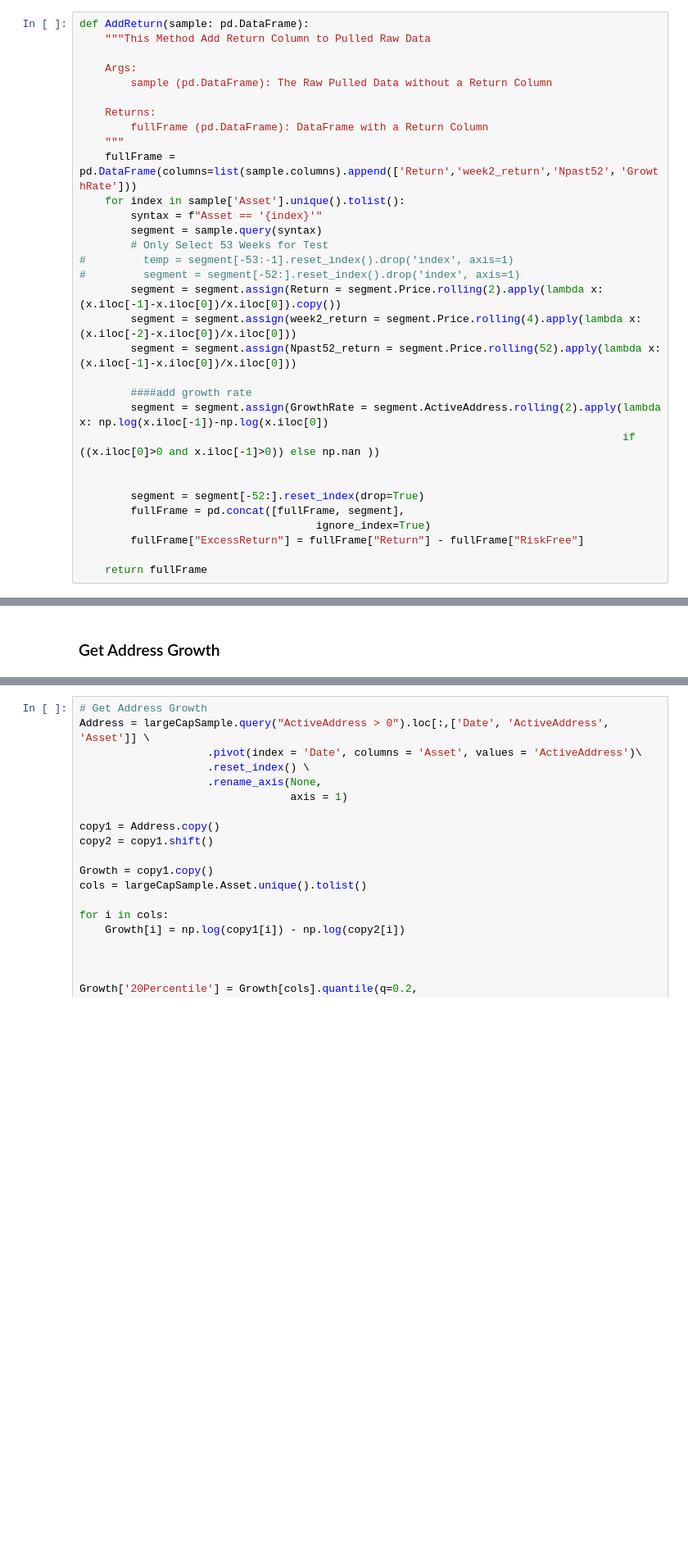
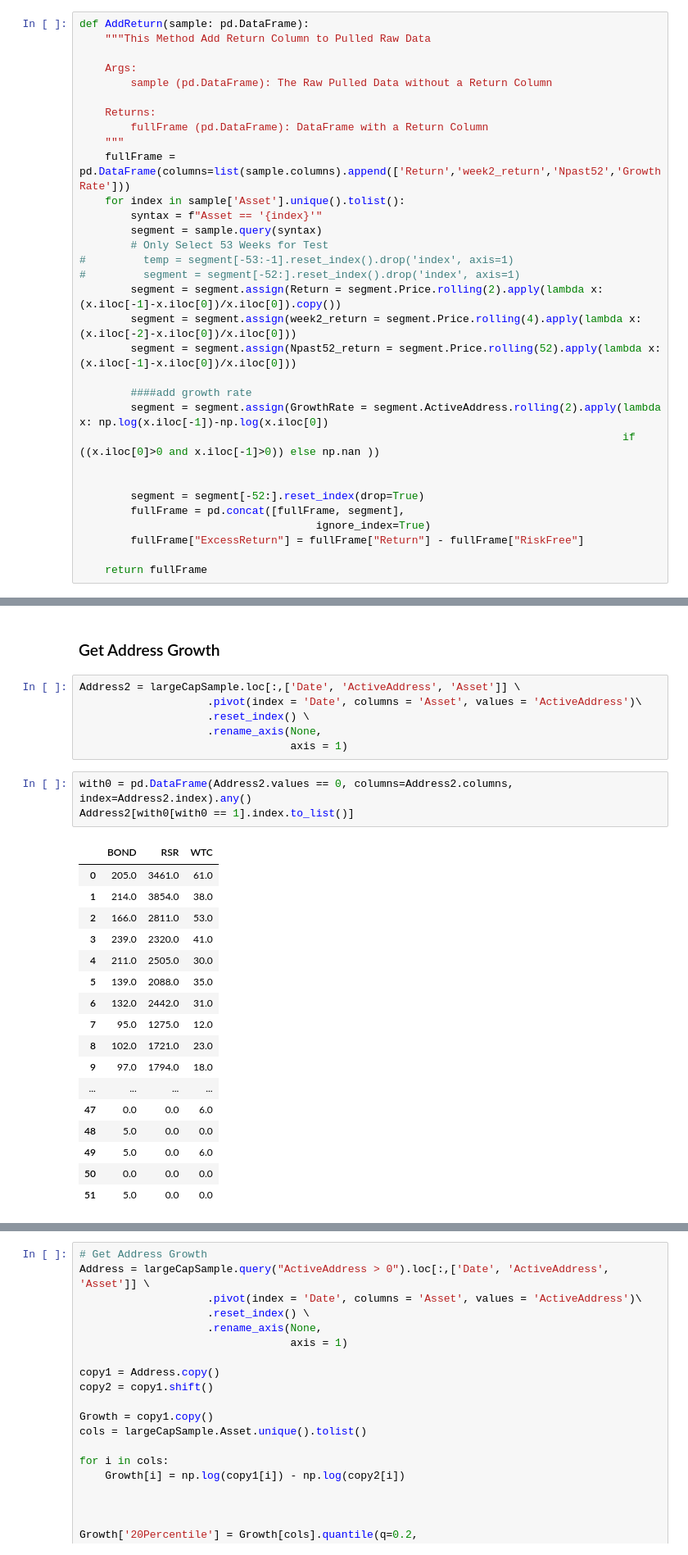
Before and after one commit to PracticumCrypto/C5-Analyzer, a Jupyter notebook: ALL.ipynb, the cells around one changed output, grey strips where cells are left out. Shown at 82% size. Drawn from its saved outputs; the diff is of its cells as text; blank space fills up the shorter version.

```diff
--- a/ALL.ipynb
+++ b/ALL.ipynb
@@ -208,7 +204,7 @@ def AddReturn(sample: pd.DataFrame):
     Returns:
         fullFrame (pd.DataFrame): DataFrame with a Return Column
     """
-    fullFrame = pd.DataFrame(columns=list(sample.columns).append(['Return','week2_return','Npast52'，'GrowthRate']))
+    fullFrame = pd.DataFrame(columns=list(sample.columns).append(['Return','week2_return','Npast52','GrowthRate']))
     for index in sample['Asset'].unique().tolist():
         syntax = f"Asset == '{index}'"
         segment = sample.query(syntax)
@@ -716,3 +688,30 @@ Text(0, 0.5, 'Cumulative Return')
 ## 6. NET Factor (Zachary)
 # %% [markdown]
 ### Get Address Growth
+# %%
+Address2 = largeCapSample.loc[:,['Date', 'ActiveAddress', 'Asset']] \
+                    .pivot(index = 'Date', columns = 'Asset', values = 'ActiveAddress')\
+                    .reset_index() \
+                    .rename_axis(None,
+                                 axis = 1)
+# %%
+with0 = pd.DataFrame(Address2.values == 0, columns=Address2.columns, index=Address2.index).any()
+Address2[with0[with0 == 1].index.to_list()]
+# %% [output]
+|  | BOND | RSR | WTC |
+| 0 | 205.0 | 3461.0 | 61.0 |
+| 1 | 214.0 | 3854.0 | 38.0 |
+| 2 | 166.0 | 2811.0 | 53.0 |
+| 3 | 239.0 | 2320.0 | 41.0 |
+| 4 | 211.0 | 2505.0 | 30.0 |
+| 5 | 139.0 | 2088.0 | 35.0 |
+| 6 | 132.0 | 2442.0 | 31.0 |
+| 7 | 95.0 | 1275.0 | 12.0 |
+| 8 | 102.0 | 1721.0 | 23.0 |
+| 9 | 97.0 | 1794.0 | 18.0 |
+| ... | ... | ... | ... |
+| 47 | 0.0 | 0.0 | 6.0 |
+| 48 | 5.0 | 0.0 | 0.0 |
+| 49 | 5.0 | 0.0 | 6.0 |
+| 50 | 0.0 | 0.0 | 0.0 |
+| 51 | 5.0 | 0.0 | 0.0 |
```
Also changed, not shown: parts of 16 cells of this notebook.
